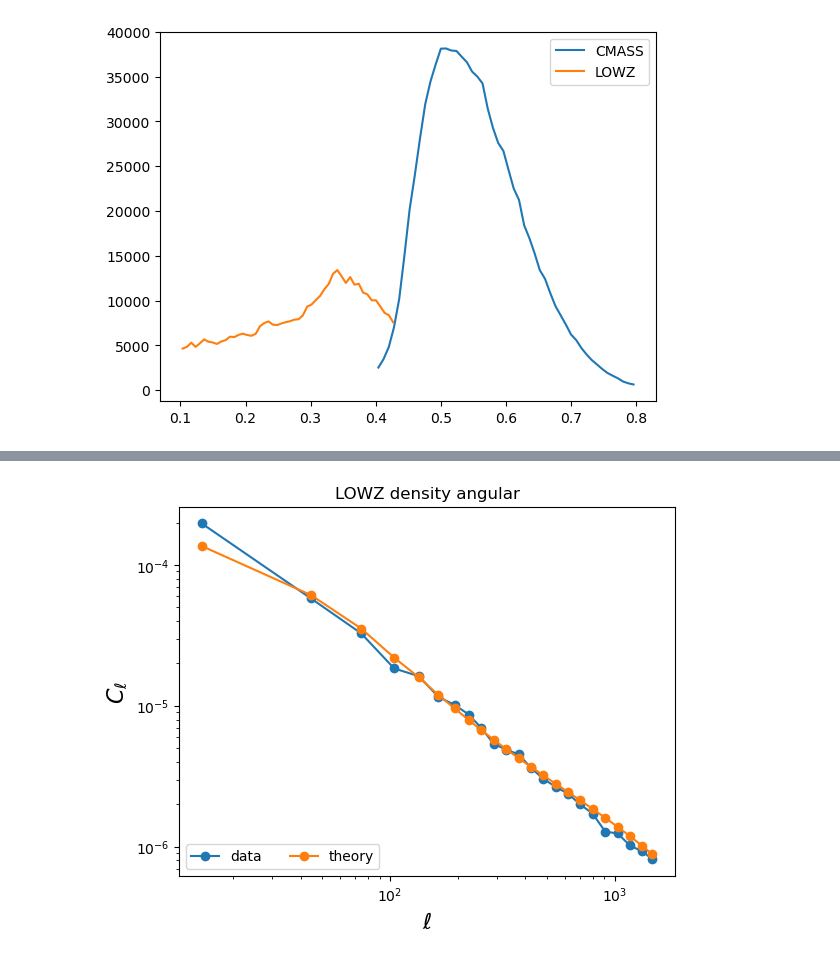
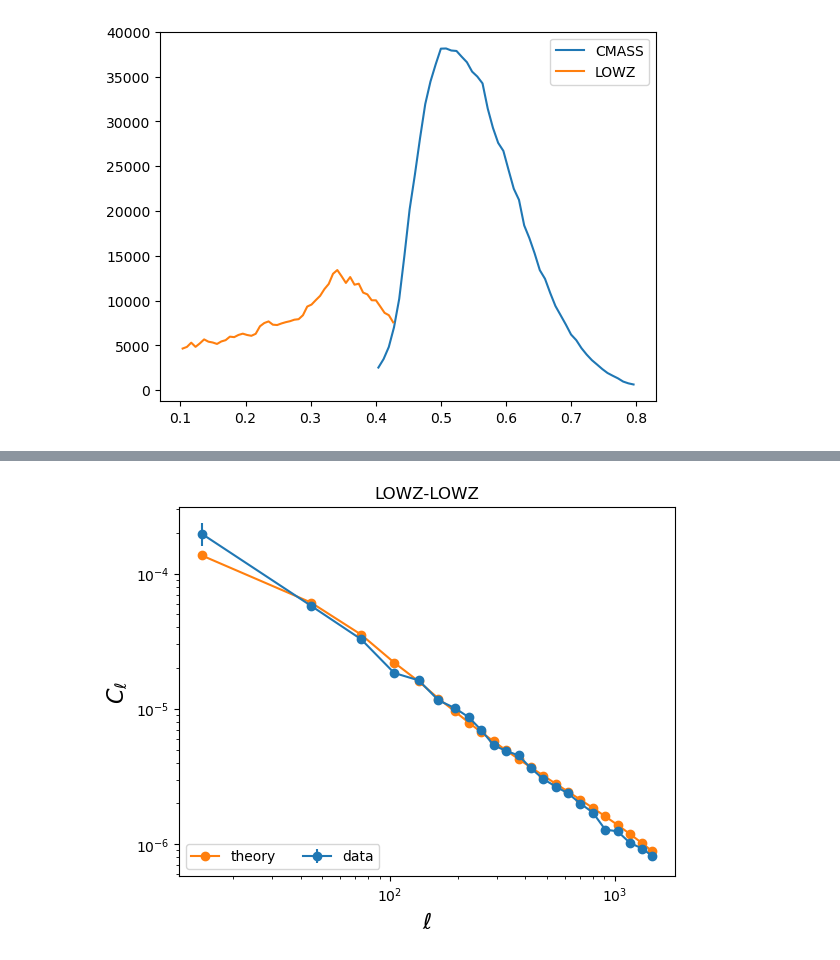
Before and after one commit to Cosmotheka/Cosmoteka_tutorials, a Jupyter notebook: tutorials/BOSS.ipynb, the cells around one changed output, grey strips where cells are left out. Drawn from its saved outputs; the diff is of its cells as text; code cells hidden in the pictures.

```diff
--- a/tutorials/BOSS.ipynb
+++ b/tutorials/BOSS.ipynb
@@ -70,0 +51,6 @@ LOWZt = ccl.NumberCountsTracer(cosmo, has_rsd=False, dndz=(LOWZ_z, LOWZ_dNdz), b
+# %%
+cl_CMASS_CMASS = Cl(data.data, "SDSS__CMASS", "SDSS__CMASS")
+cl_LOWZ_LOWZ = Cl(data.data, "SDSS__LOWZ", "SDSS__LOWZ")
+
+cl_CMASS_CMASS = cl_CMASS_CMASS.get_ell_cl()
+cl_LOWZ_LOWZ = cl_LOWZ_LOWZ.get_ell_cl()
@@ -70,0 +74,6 @@ LOWZt = ccl.NumberCountsTracer(cosmo, has_rsd=False, dndz=(LOWZ_z, LOWZ_dNdz), b
+# %%
+cov_CMASS_CMASS_CMASS_CMASS = Cov(data.data, "SDSS__CMASS", "SDSS__CMASS", "SDSS__CMASS", "SDSS__CMASS")
+cov_LOWZ_LOWZ_LOWZ_LOWZ = Cov(data.data, "SDSS__LOWZ", "SDSS__LOWZ", "SDSS__LOWZ", "SDSS__LOWZ")
+
+cov_CMASS_CMASS_CMASS_CMASS = cov_CMASS_CMASS_CMASS_CMASS.get_covariance()
+cov_LOWZ_LOWZ_LOWZ_LOWZ = cov_LOWZ_LOWZ_LOWZ_LOWZ.get_covariance()
@@ -70,0 +98,3 @@ LOWZt = ccl.NumberCountsTracer(cosmo, has_rsd=False, dndz=(LOWZ_z, LOWZ_dNdz), b
+# %%
+err_CMASS_CMASS = np.sqrt(np.diag(cov_CMASS_CMASS_CMASS_CMASS))
+err_LOWZ_LOWZ = np.sqrt(np.diag(cov_LOWZ_LOWZ_LOWZ_LOWZ))
@@ -70,0 +103,19 @@ LOWZt = ccl.NumberCountsTracer(cosmo, has_rsd=False, dndz=(LOWZ_z, LOWZ_dNdz), b
+# %%
+cosmo = ccl.Cosmology(Omega_c=0.27, Omega_b=0.049, h=0.67, sigma8=0.81, n_s=0.96)
+
+CMASS_nz = CMASS.get_nz()
+LOWZ_nz = LOWZ.get_nz()
+
+CMASS_z = CMASS_nz[0]
+CMASS_dNdz = CMASS_nz[1]
+LOWZ_z = LOWZ_nz[0]
+LOWZ_dNdz = LOWZ_nz[1]
+
+b_CMASS = data.data["tracers"]["SDSS__CMASS"]["bias"]*np.ones(len(CMASS_z))
+b_LOWZ = data.data["tracers"]["SDSS__LOWZ"]["bias"]*np.ones(len(LOWZ_z))
+
+tracer_CMASS = ccl.NumberCountsTracer(cosmo, has_rsd=False, dndz=(CMASS_z, CMASS_dNdz), bias=(CMASS_z, b_CMASS))
+tracer_LOWZ = ccl.NumberCountsTracer(cosmo, has_rsd=False, dndz=(LOWZ_z, LOWZ_dNdz), bias=(LOWZ_z, b_LOWZ))
+
+clt_CMASS_CMASS = ccl.angular_cl(cosmo, tracer_CMASS, tracer_CMASS, cl_CMASS_CMASS[0])
+clt_LOWZ_LOWZ = ccl.angular_cl(cosmo, tracer_LOWZ, tracer_LOWZ, cl_LOWZ_LOWZ[0])
@@ -104,12 +146,12 @@ LOWZ_nl = LOWZ_w.decouple_cell(LOWZ_nl_c)
 # %%
-plt.plot(ell_arr, LOWZ_cl[0]-LOWZ_nl[0], 'o-', label='data')
-plt.plot(ell_arr, LOWZt_cl, 'o-', label='theory')
-plt.title('LOWZ density angular')
+plt.errorbar(cl_LOWZ_LOWZ[0], cl_LOWZ_LOWZ[1][0], yerr=err_LOWZ_LOWZ, fmt='o-', label='data')
+plt.plot(cl_LOWZ_LOWZ[0], clt_LOWZ_LOWZ, 'o-', label='theory')
+plt.title('LOWZ-LOWZ')
 plt.xlabel('$\\ell$', fontsize=16)
 plt.ylabel('$C_\\ell$', fontsize=16)
 plt.legend(loc='lower left', ncol=2, labelspacing=0.1)
-plt.xscale('log')
-plt.yscale('log')
+plt.xscale("log")
+plt.yscale("log")
 plt.show()
 # %% [output]
-[figure, old version]
+[figure, new version]
```
Also changed, not shown: parts of 28 cells of this notebook, 2 other files.
